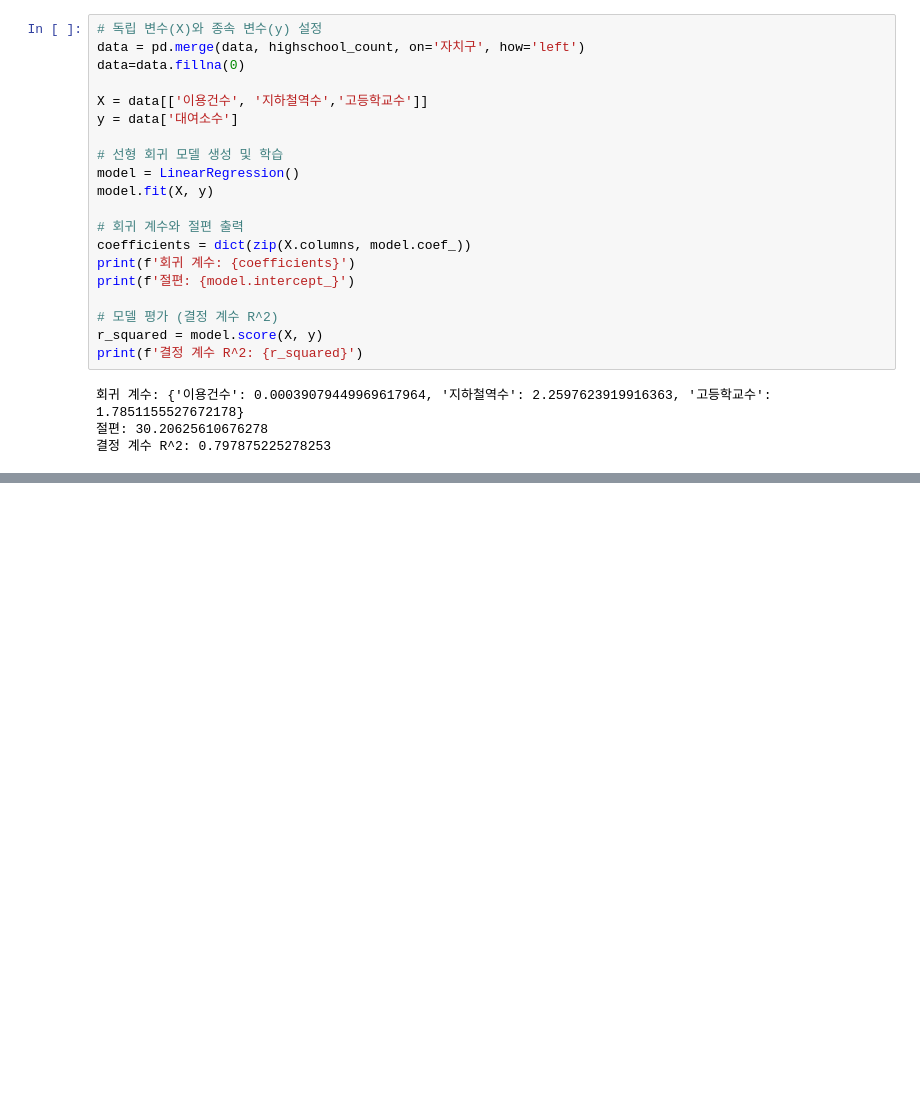
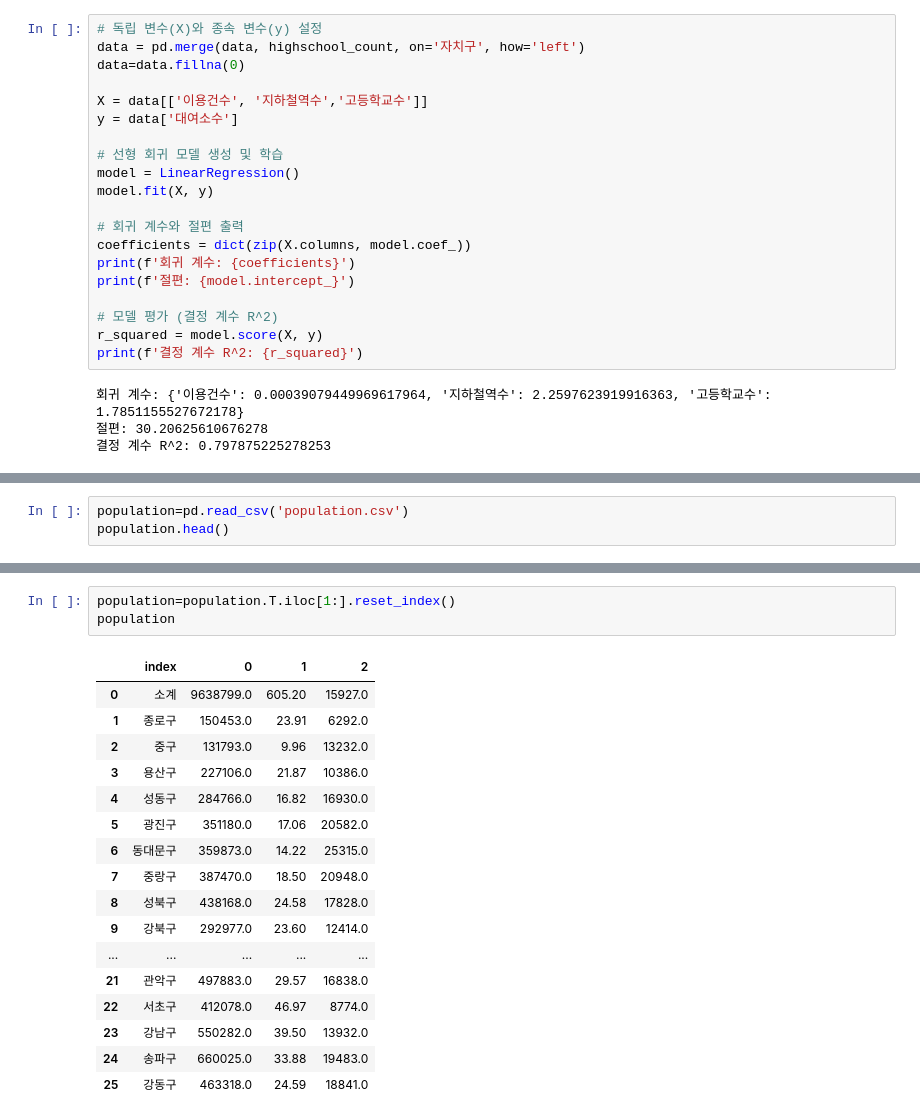
Before and after one commit to b00kkk/bikeseoul, a Jupyter notebook: analysis.ipynb, the cells around one changed output, grey strips where cells are left out. Drawn from its saved outputs; the diff is of its cells as text; blank space fills up the shorter version.

```diff
--- a/analysis.ipynb
+++ b/analysis.ipynb
@@ -412,0 +415,3 @@ strong multicollinearity or other numerical problems.
+# %%
+population=pd.read_csv('population.csv')
+population.head()
@@ -412,0 +424,21 @@ strong multicollinearity or other numerical problems.
+# %%
+population=population.T.iloc[1:].reset_index()
+population
+# %% [output]
+|  | index | 0 | 1 | 2 |
+| 0 | 소계 | 9638799.0 | 605.20 | 15927.0 |
+| 1 | 종로구 | 150453.0 | 23.91 | 6292.0 |
+| 2 | 중구 | 131793.0 | 9.96 | 13232.0 |
+| 3 | 용산구 | 227106.0 | 21.87 | 10386.0 |
+| 4 | 성동구 | 284766.0 | 16.82 | 16930.0 |
+| 5 | 광진구 | 351180.0 | 17.06 | 20582.0 |
+| 6 | 동대문구 | 359873.0 | 14.22 | 25315.0 |
+| 7 | 중랑구 | 387470.0 | 18.50 | 20948.0 |
+| 8 | 성북구 | 438168.0 | 24.58 | 17828.0 |
+| 9 | 강북구 | 292977.0 | 23.60 | 12414.0 |
+| ... | ... | ... | ... | ... |
+| 21 | 관악구 | 497883.0 | 29.57 | 16838.0 |
+| 22 | 서초구 | 412078.0 | 46.97 | 8774.0 |
+| 23 | 강남구 | 550282.0 | 39.50 | 13932.0 |
+| 24 | 송파구 | 660025.0 | 33.88 | 19483.0 |
+| 25 | 강동구 | 463318.0 | 24.59 | 18841.0 |
```
Also changed, not shown: parts of 8 cells of this notebook.
